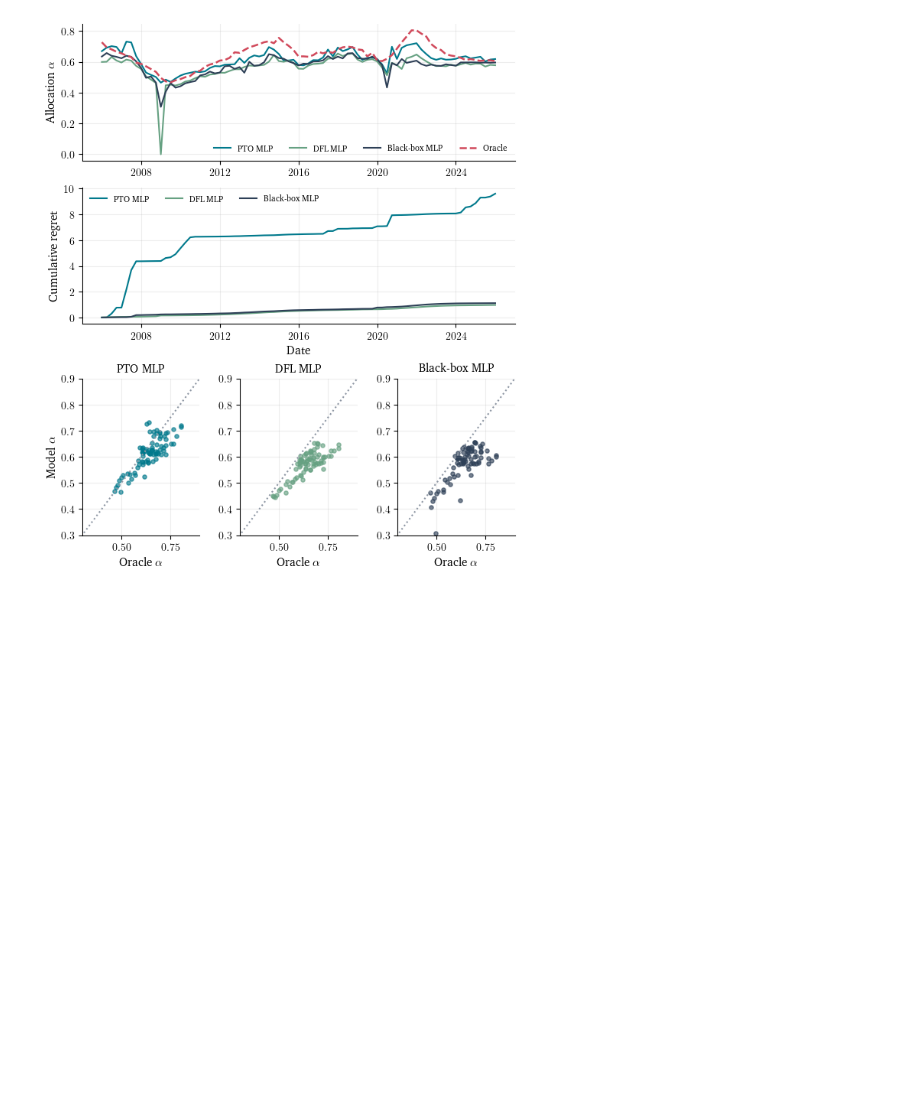
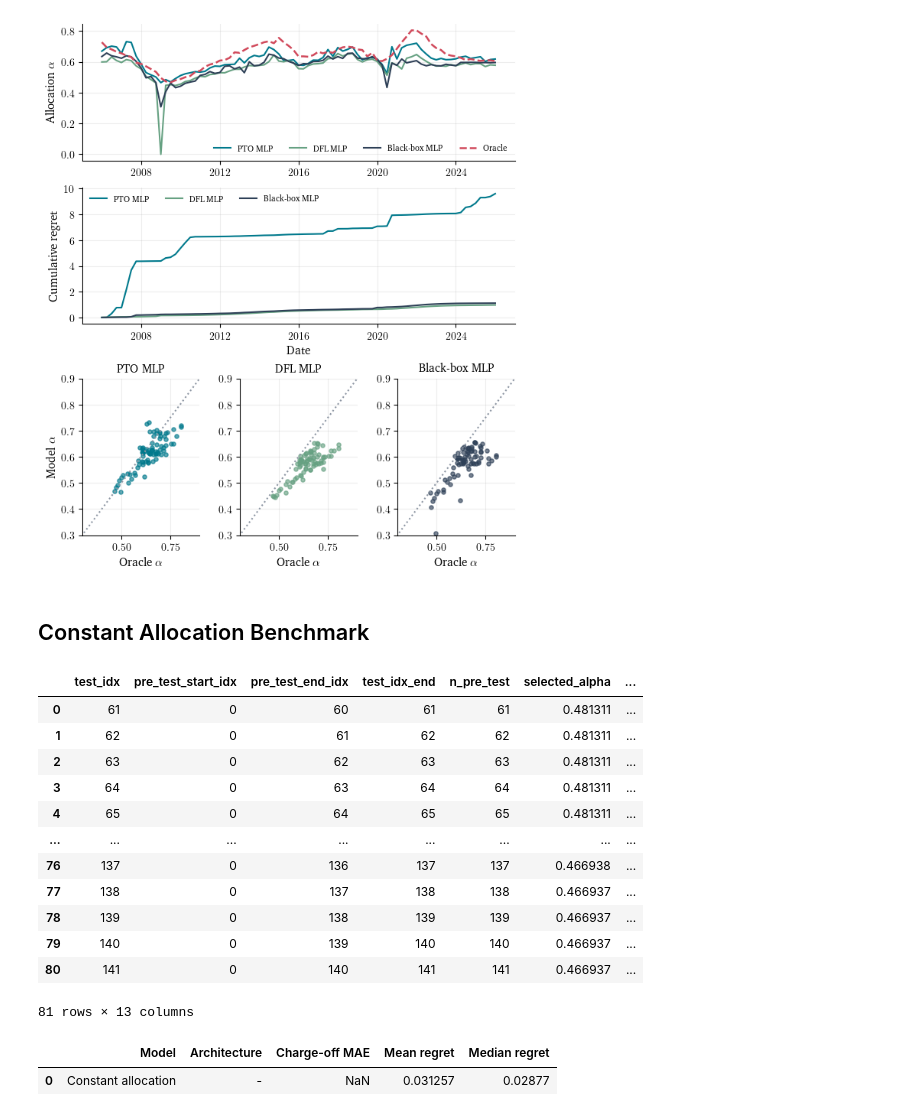
Before and after one commit to okeeffe-hannah/Decision_Focused_Learning_for_Capital_Allocation, a Jupyter notebook: dfl_for_capital_allocation/empirical/notebooks/05_empirical_thesis_figures.ipynb, the cells around one changed output. Saved outputs shown, nothing was run; the diff lists cells and outputs as text; code cells hidden in the pictures; blank space fills up the shorter version.

```diff
--- a/dfl_for_capital_allocation/empirical/notebooks/05_empirical_thesis_figures.ipynb
+++ b/dfl_for_capital_allocation/empirical/notebooks/05_empirical_thesis_figures.ipynb
@@ -61,3 +63,81 @@ for df in [df]:
     fig.savefig(path, dpi=300, bbox_inches='tight'); plt.show()
 # %% [output]
 [figure]
+# %% [markdown]
+## Constant Allocation Benchmark
+# %%
+import json
+from scipy.optimize import minimize_scalar
+from common import decision as constant_benchmark_dec
+from common.decision import DecisionConfig
+from empirical.common import data as constant_benchmark_data
+
+with open(ROOT / 'empirical' / 'data' / 'processed' / 'empirical_panel_metadata.json', encoding='utf-8') as f:
+    constant_benchmark_meta = json.load(f)['constants']
+
+# Set up decision config using common empirical setting
+constant_benchmark_dcfg = DecisionConfig(
+    LGD=float(constant_benchmark_meta['LGD']), K1=float(constant_benchmark_meta['K1']),
+    ell=float(constant_benchmark_meta['ell']), Y_BAR=float(constant_benchmark_meta['Y_BAR']),
+    lambda_shortfall=float(constant_benchmark_meta['lambda_shortfall']), M=float(constant_benchmark_meta['M']),
+    RHO_SCALE=float(constant_benchmark_meta['RHO_SCALE']), APPLY_PD_FLOOR=bool(constant_benchmark_meta['APPLY_PD_FLOOR']),
+    PD_FLOOR=float(constant_benchmark_meta['PD_FLOOR']), PD_Q_CLIP_LOW=float(constant_benchmark_meta['PD_CLIP_LOW']),
+    PD_Q_CLIP_HIGH=float(constant_benchmark_meta['PD_CLIP_HIGH']), ALPHA_BOUNDS=(float(constant_benchmark_meta['alpha_bounds_min']), float(constant_benchmark_meta['alpha_bounds_max'])),
+    ALPHA_OPT_XATOL=float(constant_benchmark_meta['alpha_opt_xatol']))
+
+# Load panel
+constant_benchmark_full = constant_benchmark_data.load_quarterly_pd_panel(
+    ROOT / 'empirical' / 'data' / 'processed' / 'macro_panel_quarterly.csv', dcfg=constant_benchmark_dcfg,
+    date_col='DATE', target_col='charge_off_rate', horizon=1,
+    charge_off_is_percent=bool(constant_benchmark_meta['CHARGE_OFF_IS_PERCENT']), include_current_cq=True)
+
+# Compute the realised next-period capital requirement and the oracle utility for each quarter.
+constant_benchmark_full['k_irb_realised_next'] = constant_benchmark_dec.k_irb_from_annual_pd(
+    constant_benchmark_full['pd_a_realised'].to_numpy(), constant_benchmark_dcfg)
+constant_benchmark_oracle = [constant_benchmark_dec.optimise_alpha_oracle(c, k, constant_benchmark_dcfg)
+    for c, k in zip(constant_benchmark_full['c_q_realised'], constant_benchmark_full['k_irb_realised_next'])]
+constant_benchmark_full['utility_oracle'] = [u for _, u in constant_benchmark_oracle]
+constant_benchmark_first_test_idx = int(np.flatnonzero(constant_benchmark_full['target_date'] >= pd.Timestamp('2006-01-01'))[0])
+
+# Re-select one constant alpha at each test date using only observations available before it.
+constant_benchmark_audit_rows, constant_benchmark_result_rows = [], []
+for constant_benchmark_test_idx in range(constant_benchmark_first_test_idx, len(constant_benchmark_full)):
+    constant_benchmark_pre = constant_benchmark_full.iloc[:constant_benchmark_test_idx]
+    constant_benchmark_test = constant_benchmark_full.iloc[constant_benchmark_test_idx]
+
+    def constant_benchmark_loss(alpha, frame=constant_benchmark_pre):
+        u = constant_benchmark_dec.decision_components_vec(float(alpha), frame['c_q_realised'].to_numpy(float), frame['k_irb_realised_next'].to_numpy(float), constant_benchmark_dcfg)['utility']
+        return float(np.mean(frame['utility_oracle'].to_numpy(float) - u))
+
+    # Test alpha=0 and alpha=1 boundaries
+    constant_benchmark_opt = minimize_scalar(constant_benchmark_loss, bounds=constant_benchmark_dcfg.ALPHA_BOUNDS, method='bounded', options={'xatol': constant_benchmark_dcfg.ALPHA_OPT_XATOL})
+    constant_benchmark_objectives = {'solver_objective': float(constant_benchmark_opt.fun), 'objective_alpha_0': constant_benchmark_loss(0.0), 'objective_alpha_1': constant_benchmark_loss(1.0)}
+    constant_benchmark_alpha, constant_benchmark_selected_objective = min([(float(constant_benchmark_opt.x), constant_benchmark_objectives['solver_objective']), (0.0, constant_benchmark_objectives['objective_alpha_0']), (1.0, constant_benchmark_objectives['objective_alpha_1'])], key=lambda x: x[1])
+
+    # Evaluate the selected constant allocation on the held-out quarter and record its regret.
+    constant_benchmark_test_utility = float(constant_benchmark_dec.decision_components(constant_benchmark_alpha, constant_benchmark_test['c_q_realised'], constant_benchmark_test['k_irb_realised_next'], constant_benchmark_dcfg)['utility'])
+    constant_benchmark_result_rows.append({'date': constant_benchmark_test['target_date'], 'alpha_const': constant_benchmark_alpha, 'utility_const': constant_benchmark_test_utility, 'regret_const': float(constant_benchmark_test['utility_oracle'] - constant_benchmark_test_utility)})
+    constant_benchmark_audit_rows.append({'test_idx': constant_benchmark_test_idx, 'pre_test_start_idx': 0, 'pre_test_end_idx': constant_benchmark_test_idx-1, 'test_idx_end': constant_benchmark_test_idx, 'n_pre_test': len(constant_benchmark_pre), 'selected_alpha': constant_benchmark_alpha, 'block_alpha_nunique': 1, 'all_allocations_in_bounds': bool(0 <= constant_benchmark_alpha <= 1), 'no_test_used_for_selection': True, 'solver_objective': constant_benchmark_objectives['solver_objective'], 'objective_alpha_0': constant_benchmark_objectives['objective_alpha_0'], 'objective_alpha_1': constant_benchmark_objectives['objective_alpha_1'], 'selected_objective': constant_benchmark_selected_objective})
+
+constant_benchmark_results = pd.DataFrame(constant_benchmark_result_rows)
+constant_benchmark_audit = pd.DataFrame(constant_benchmark_audit_rows)
+df = df.merge(constant_benchmark_results, on='date', how='left')
+constant_benchmark_summary = pd.DataFrame([{'Model': 'Constant allocation', 'Architecture': '-', 'Charge-off MAE': np.nan, 'Mean regret': constant_benchmark_results['regret_const'].mean(), 'Median regret': constant_benchmark_results['regret_const'].median()}])
+display(constant_benchmark_audit)
+display(constant_benchmark_summary)
+# %% [output]
+|  | test_idx | pre_test_start_idx | pre_test_end_idx | test_idx_end | n_pre_test | selected_alpha | ... |
+| 0 | 61 | 0 | 60 | 61 | 61 | 0.481311 | ... |
+| 1 | 62 | 0 | 61 | 62 | 62 | 0.481311 | ... |
+| 2 | 63 | 0 | 62 | 63 | 63 | 0.481311 | ... |
+| 3 | 64 | 0 | 63 | 64 | 64 | 0.481311 | ... |
+| 4 | 65 | 0 | 64 | 65 | 65 | 0.481311 | ... |
+| ... | ... | ... | ... | ... | ... | ... | ... |
+| 76 | 137 | 0 | 136 | 137 | 137 | 0.466938 | ... |
+| 77 | 138 | 0 | 137 | 138 | 138 | 0.466937 | ... |
+| 78 | 139 | 0 | 138 | 139 | 139 | 0.466937 | ... |
+| 79 | 140 | 0 | 139 | 140 | 140 | 0.466937 | ... |
+| 80 | 141 | 0 | 140 | 141 | 141 | 0.466937 | ... |
+81 rows × 13 columns
+|  | Model | Architecture | Charge-off MAE | Mean regret | Median regret |
+| 0 | Constant allocation | - | NaN | 0.031257 | 0.02877 |
```
Also changed, not shown: parts of 3 cells of this notebook, 1 other file.
